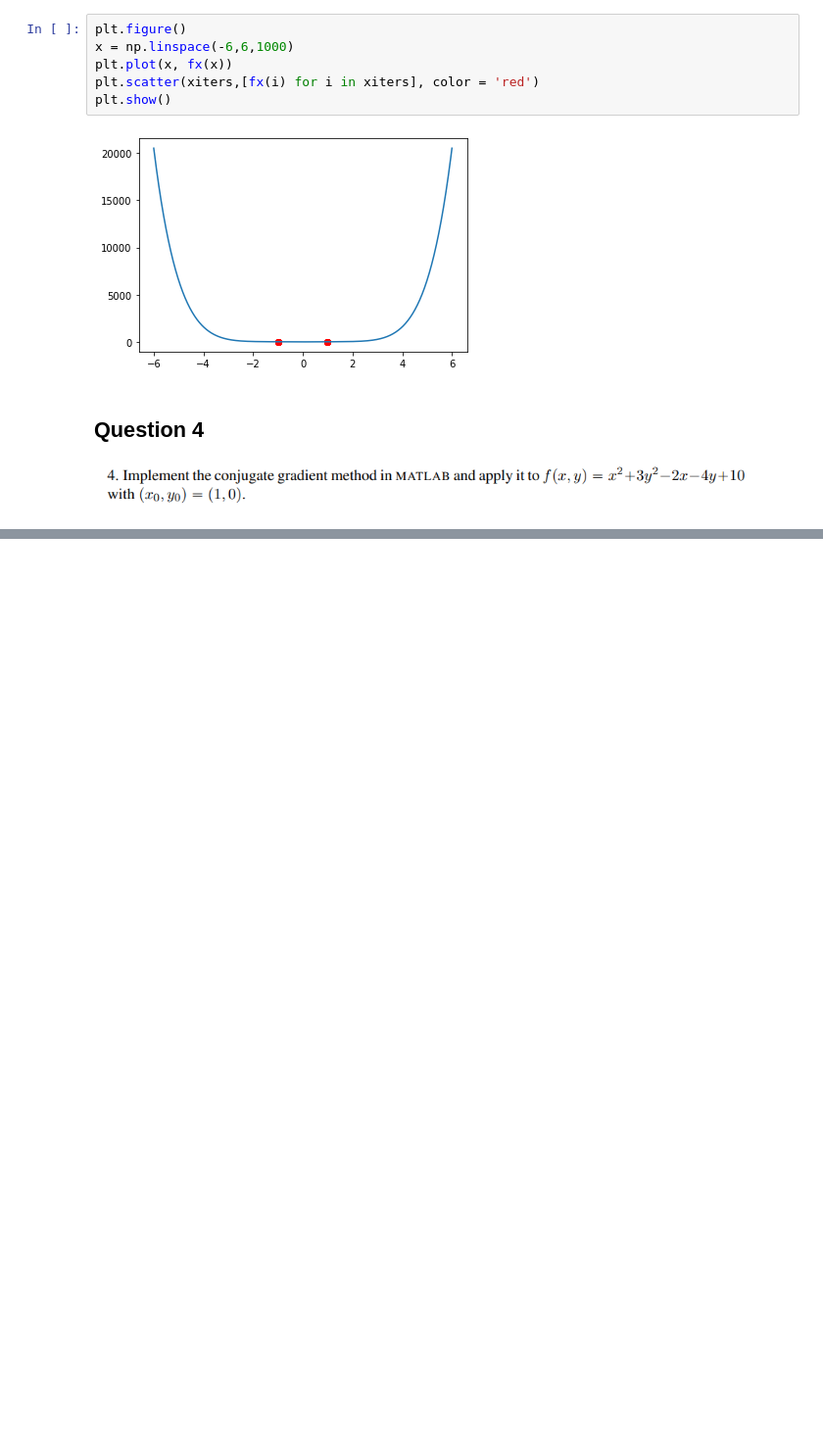
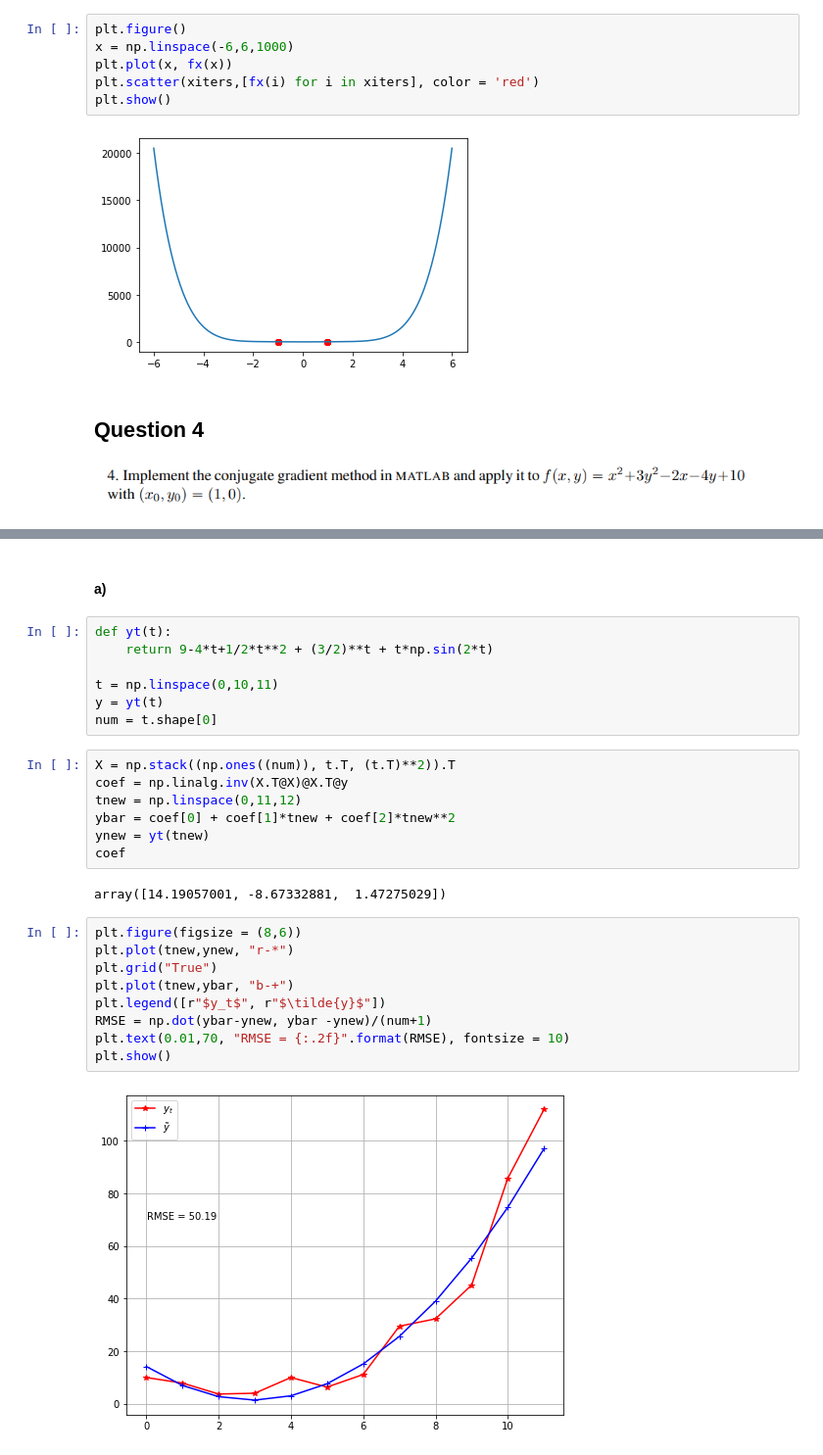
Before and after one commit to YassYe/LinearProgramingBonanza, a Jupyter notebook: week9Problems.ipynb, the cells around one changed output, grey strips where cells are left out. Shown at 98% size. Drawn from its saved outputs; the diff is of its cells as text; blank space fills up the shorter version.

```diff
--- a/week9Problems.ipynb
+++ b/week9Problems.ipynb
@@ -227,0 +231,29 @@ plt.savefig("ters4.pdf")
+# %% [markdown]
+#### a)
+# %%
+def yt(t):
+    return 9-4*t+1/2*t**2 + (3/2)**t + t*np.sin(2*t)
+
+t = np.linspace(0,10,11)
+y = yt(t)
+num = t.shape[0]
+# %%
+X = np.stack((np.ones((num)), t.T, (t.T)**2)).T
+coef = np.linalg.inv(X.T@X)@X.T@y
+tnew = np.linspace(0,11,12)
+ybar = coef[0] + coef[1]*tnew + coef[2]*tnew**2
+ynew = yt(tnew)
+coef
+# %% [output]
+array([14.19057001, -8.67332881,  1.47275029])
+# %%
+plt.figure(figsize = (8,6))
+plt.plot(tnew,ynew, "r-*")
+plt.grid("True")
+plt.plot(tnew,ybar, "b-+")
+plt.legend([r"$y_t$", r"$\tilde{y}$"])
+RMSE = np.dot(ybar-ynew, ybar -ynew)/(num+1)
+plt.text(0.01,70, "RMSE = {:.2f}".format(RMSE), fontsize = 10)
+plt.show()
+# %% [output]
+[figure, added]
```
Also changed, not shown: parts of 7 cells of this notebook, 1 other file.
